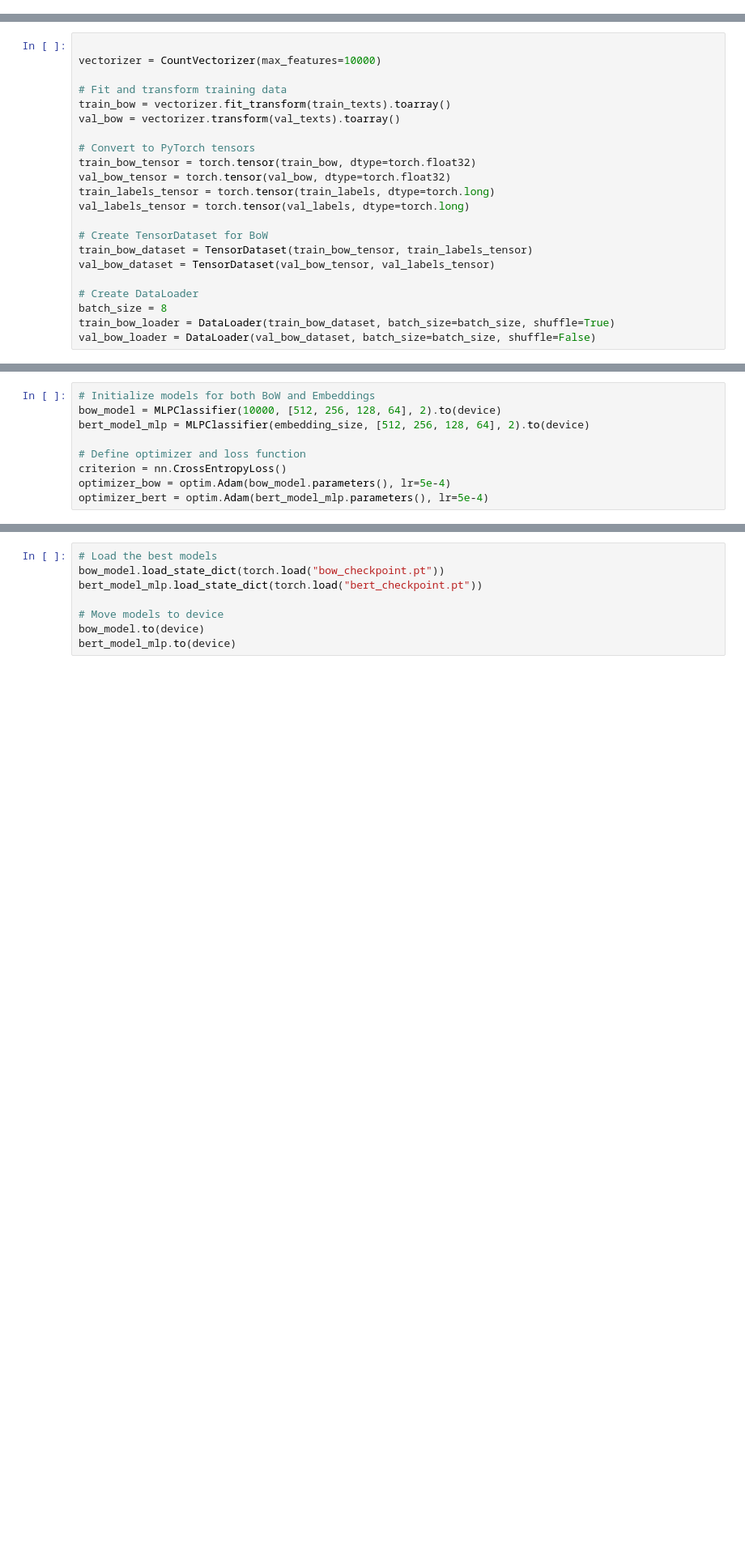
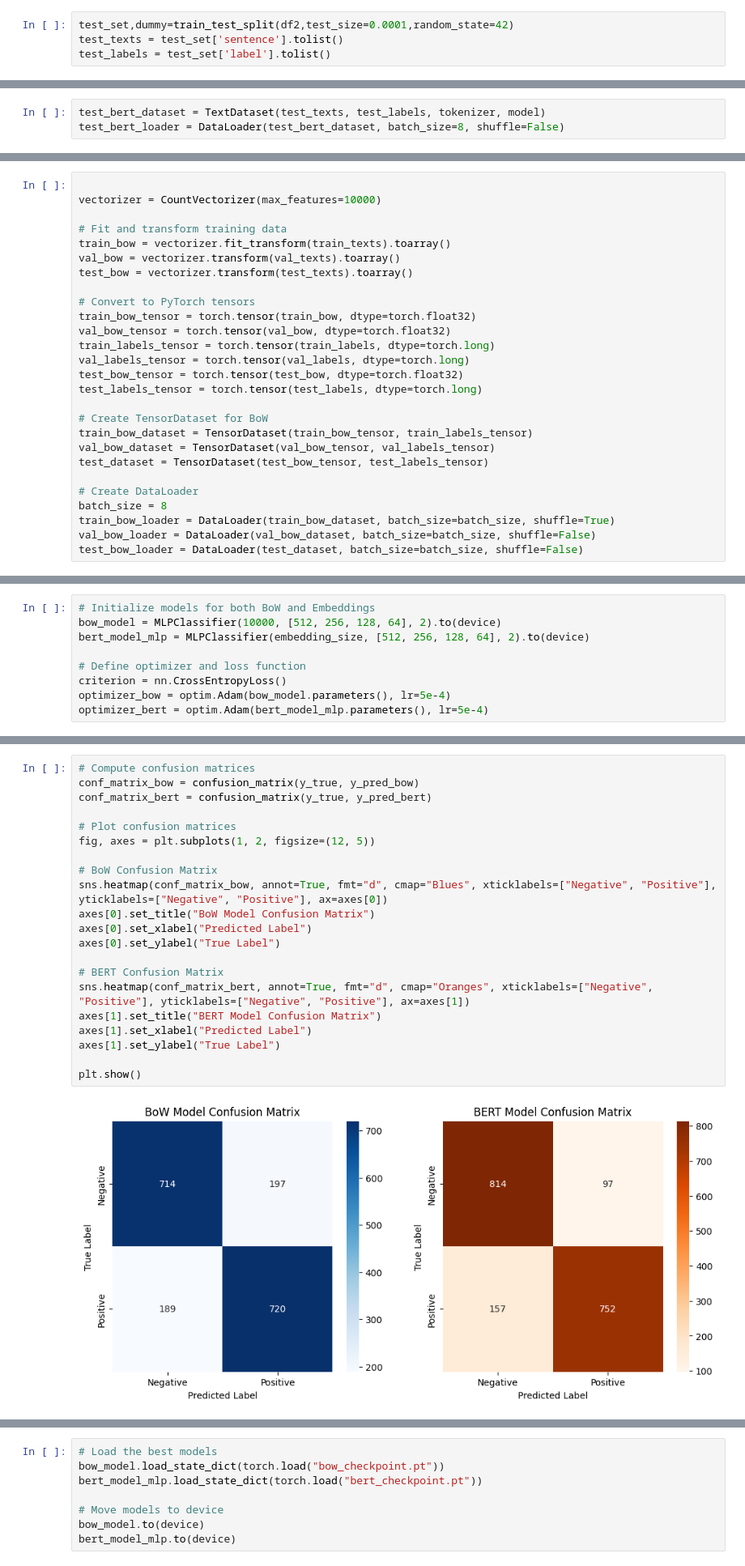
Before and after one commit to samarth2015/CS203_Lab_7, a Jupyter notebook: Lab_Assignment_7.ipynb, the cells around one changed output, grey strips where cells are left out. Shown at 81% size. Drawn from its saved outputs; the diff is of its cells as text; blank space fills up the shorter version.

```diff
--- a/Lab_Assignment_7.ipynb
+++ b/Lab_Assignment_7.ipynb
@@ -295,6 +293,10 @@ str
 len(val_texts)
 # %% [output]
 1384
+# %%
+test_set,dummy=train_test_split(df2,test_size=0.0001,random_state=42)
+test_texts = test_set['sentence'].tolist()
+test_labels = test_set['label'].tolist()
 # %%
 imdb_train_set,imdb_val_set=train_test_split(df3,test_size=0.2,random_state=42)
 
@@ -309,6 +311,9 @@ train_bert_dataset = TextDataset(train_texts, train_labels, tokenizer, model)
 val_bert_dataset = TextDataset(val_texts, val_labels, tokenizer, model)
 train_bert_loader = DataLoader(train_bert_dataset, batch_size=8, shuffle=True)
 val_bert_loader = DataLoader(val_bert_dataset, batch_size=8, shuffle=False)
+# %%
+test_bert_dataset = TextDataset(test_texts, test_labels, tokenizer, model)
+test_bert_loader = DataLoader(test_bert_dataset, batch_size=8, shuffle=False)
 # %%
 # Create imdb_bert dataset and DataLoader
 imdb_train_bert_dataset = TextDataset(imdb_train_texts, train_labels, tokenizer, model)
@@ -322,21 +327,26 @@ vectorizer = CountVectorizer(max_features=10000)
 # Fit and transform training data
 train_bow = vectorizer.fit_transform(train_texts).toarray()
 val_bow = vectorizer.transform(val_texts).toarray()
+test_bow = vectorizer.transform(test_texts).toarray()
 
 # Convert to PyTorch tensors
 train_bow_tensor = torch.tensor(train_bow, dtype=torch.float32)
 val_bow_tensor = torch.tensor(val_bow, dtype=torch.float32)
 train_labels_tensor = torch.tensor(train_labels, dtype=torch.long)
 val_labels_tensor = torch.tensor(val_labels, dtype=torch.long)
+test_bow_tensor = torch.tensor(test_bow, dtype=torch.float32)
+test_labels_tensor = torch.tensor(test_labels, dtype=torch.long)
 
 # Create TensorDataset for BoW
 train_bow_dataset = TensorDataset(train_bow_tensor, train_labels_tensor)
 val_bow_dataset = TensorDataset(val_bow_tensor, val_labels_tensor)
+test_dataset = TensorDataset(test_bow_tensor, test_labels_tensor)
 
 # Create DataLoader
 batch_size = 8
 train_bow_loader = DataLoader(train_bow_dataset, batch_size=batch_size, shuffle=True)
 val_bow_loader = DataLoader(val_bow_dataset, batch_size=batch_size, shuffle=False)
+test_bow_loader = DataLoader(test_dataset, batch_size=batch_size, shuffle=False)
 # %%
 
 class MLPClassifier(nn.Module):
@@ -480,0 +577,23 @@ Training complete. Best models saved as 'bow_checkpoint.pt' and 'bert_checkpoint
+# %%
+# Compute confusion matrices
+conf_matrix_bow = confusion_matrix(y_true, y_pred_bow)
+conf_matrix_bert = confusion_matrix(y_true, y_pred_bert)
+
+# Plot confusion matrices
+fig, axes = plt.subplots(1, 2, figsize=(12, 5))
+
+# BoW Confusion Matrix
+sns.heatmap(conf_matrix_bow, annot=True, fmt="d", cmap="Blues", xticklabels=["Negative", "Positive"], yticklabels=["Negative", "Positive"], ax=axes[0])
+axes[0].set_title("BoW Model Confusion Matrix")
+axes[0].set_xlabel("Predicted Label")
+axes[0].set_ylabel("True Label")
+
+# BERT Confusion Matrix
+sns.heatmap(conf_matrix_bert, annot=True, fmt="d", cmap="Oranges", xticklabels=["Negative", "Positive"], yticklabels=["Negative", "Positive"], ax=axes[1])
+axes[1].set_title("BERT Model Confusion Matrix")
+axes[1].set_xlabel("Predicted Label")
+axes[1].set_ylabel("True Label")
+
+plt.show()
+# %% [output]
+[figure, added]
```
Also changed, not shown: parts of 10 cells of this notebook.
